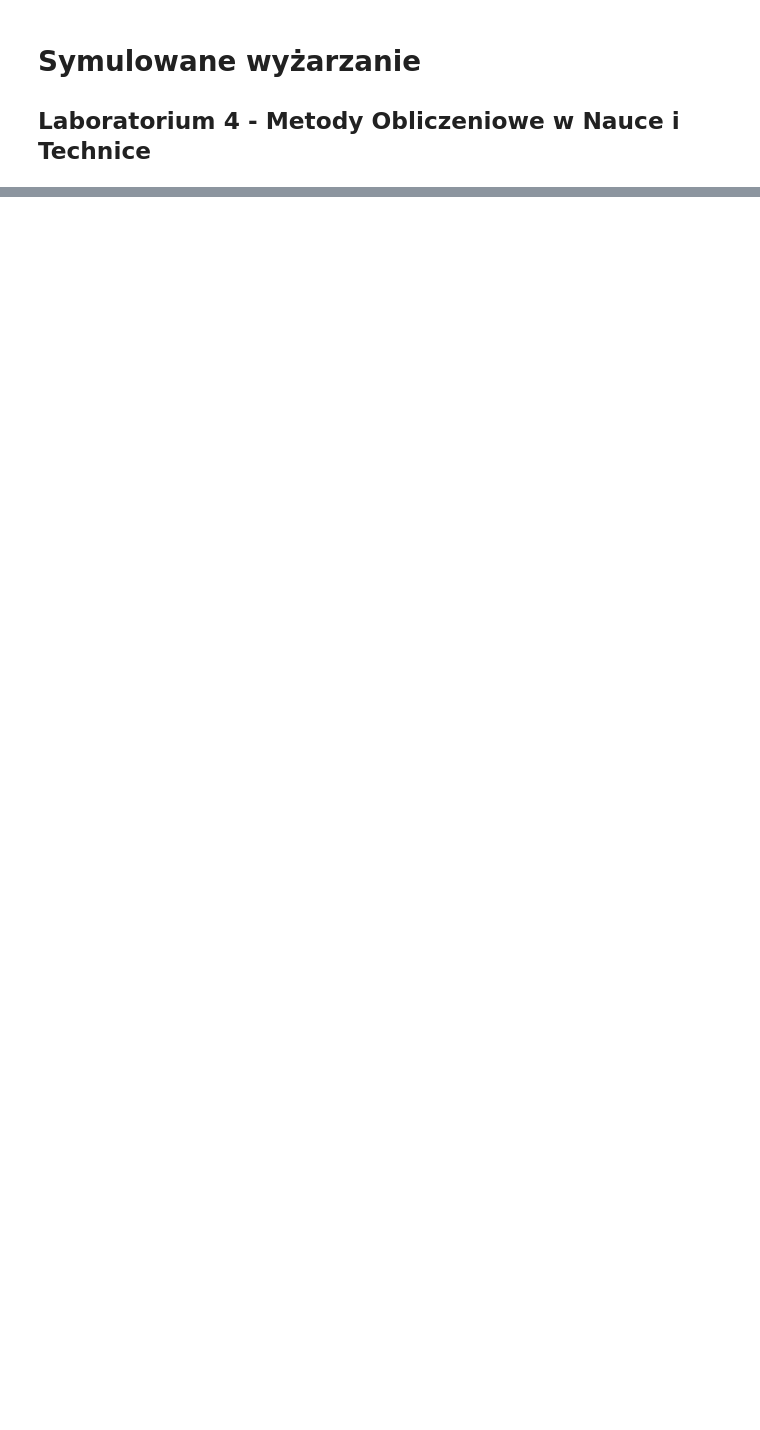
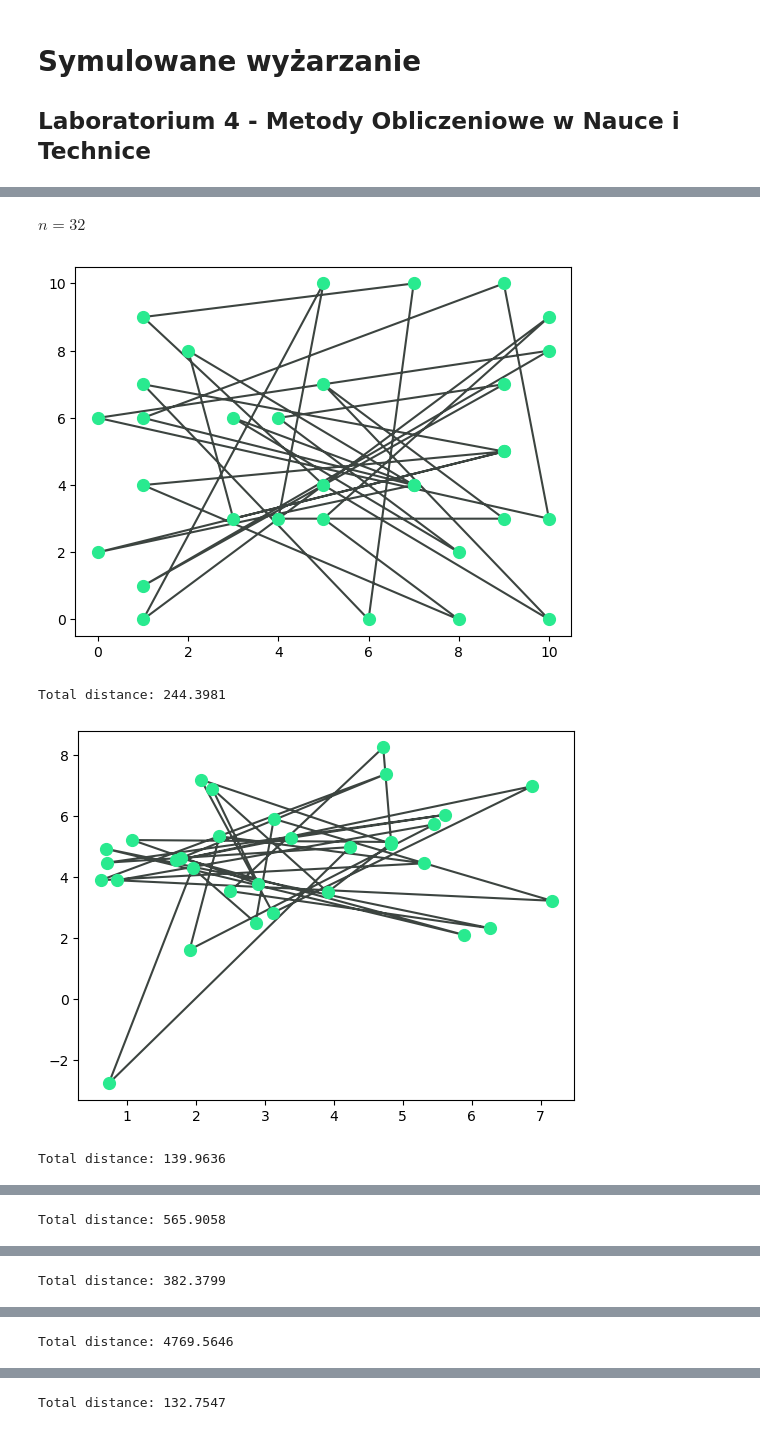
Before and after one commit to Szaroslav/computational-methods-agh-course, a Jupyter notebook: lab04/lab04.ipynb, the cells around one changed output, grey strips where cells are left out. Drawn from its saved outputs; the diff is of its cells as text; code cells hidden in the pictures; blank space fills up the shorter version.

```diff
--- a/lab04/lab04.ipynb
+++ b/lab04/lab04.ipynb
@@ -152,0 +175,12 @@ for p in P:
+# %% [markdown]
+$n = 32$
+# %%
+for p in generate_point_arrays(2**5):
+    res, total_distance = SimulatedAnnealing(p, .95, 2**10, 20000, NeighbourSelection.ARBITRARY_SWAP).run()
+    draw_point_array(p, res)
+    print(f"Total distance: {round(total_distance, 4)}", end="\n\n\n\n")
+# %% [output]
+[figure, added]
+Total distance: 244.3981
+[figure, added]
+Total distance: 139.9636
@@ -152,0 +188 @@ for p in P:
+Total distance: 565.9058
@@ -152,0 +190 @@ for p in P:
+Total distance: 382.3799
@@ -152,0 +192 @@ for p in P:
+Total distance: 4769.5646
@@ -152,0 +194 @@ for p in P:
+Total distance: 132.7547
```
Also changed, not shown: parts of 14 cells of this notebook, 1 other file.
